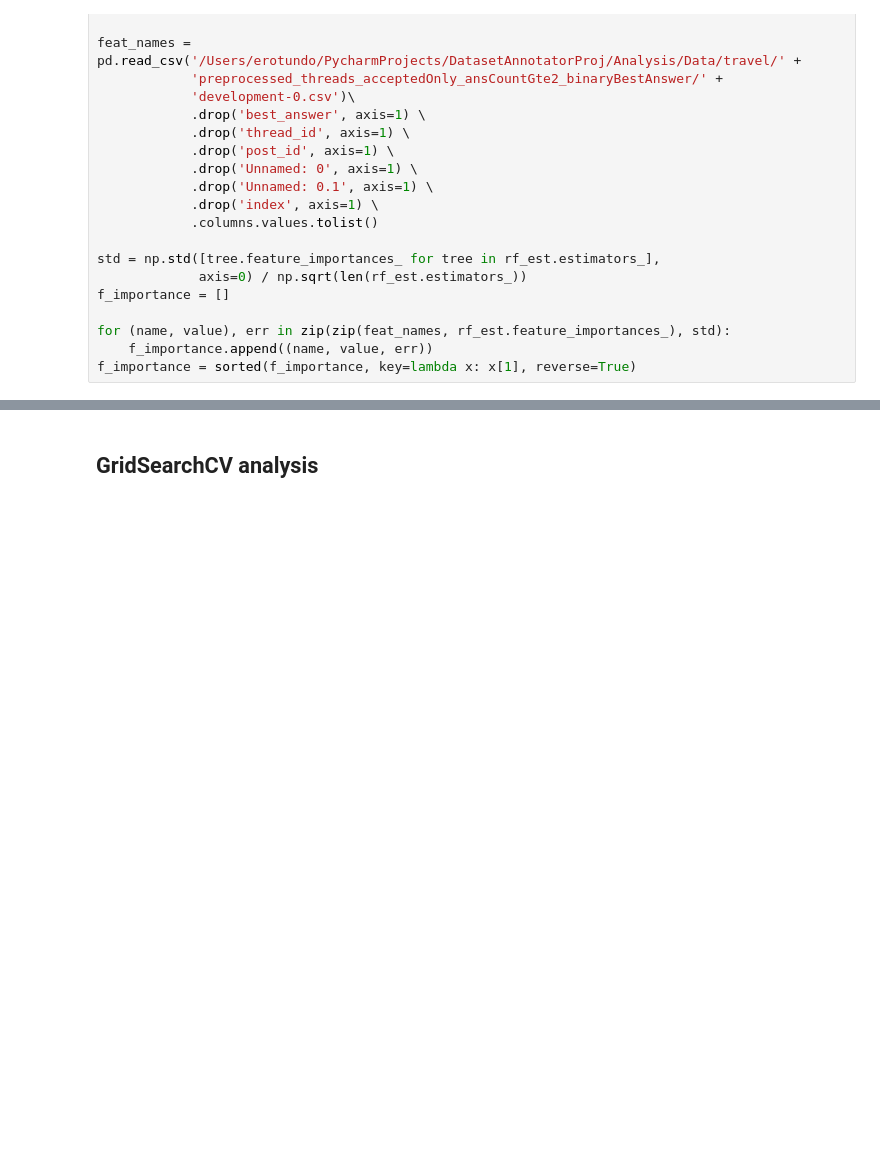
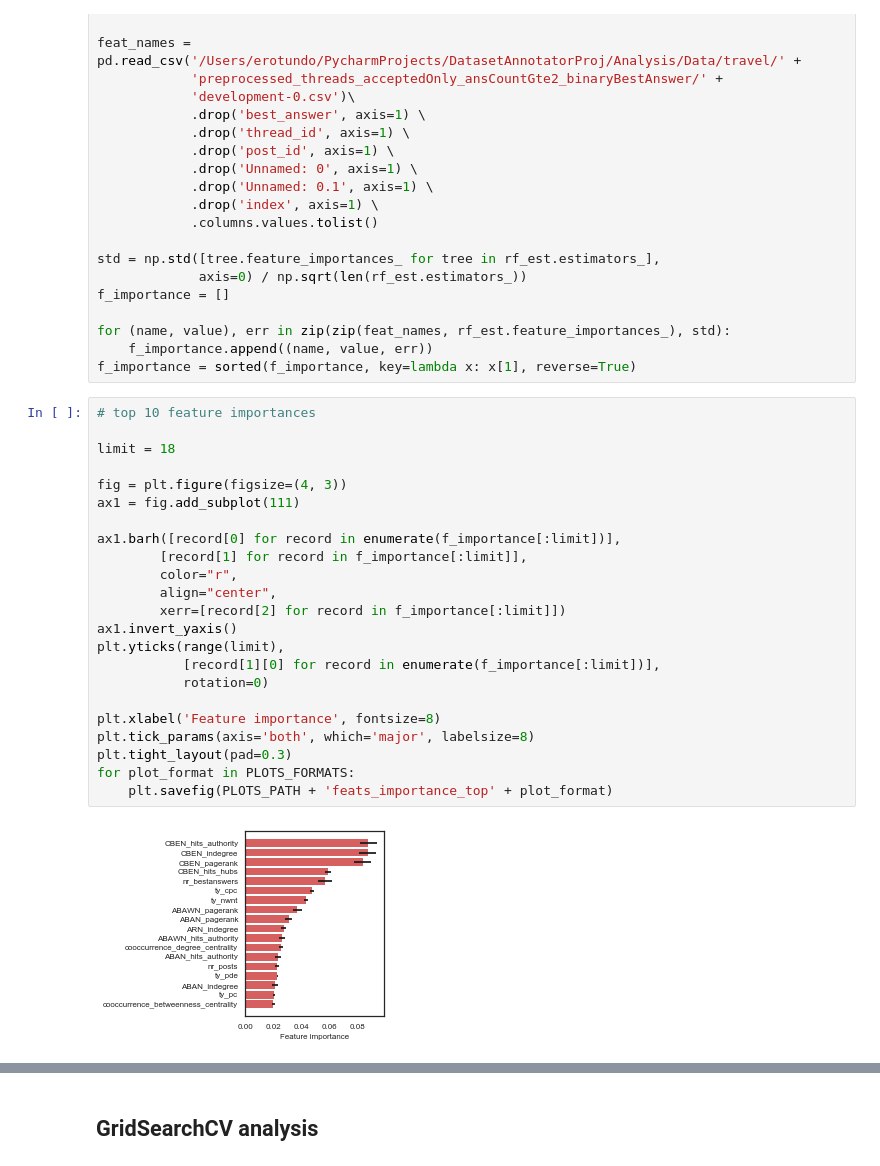
Before and after one commit to enricorotundo/StackexchangeDatadumpQualityAnnotator, a Jupyter notebook: Analysis/Tasks/BestAnswer/Performance Analysis.ipynb, the cells around one changed output, grey strips where cells are left out. Saved outputs shown, nothing was run; the diff lists cells and outputs as text; blank space fills up the shorter version.

```diff
--- a/Analysis/Tasks/BestAnswer/Performance Analysis.ipynb
+++ b/Analysis/Tasks/BestAnswer/Performance Analysis.ipynb
@@ -342,4 +372,29 @@ f_importance = []
 for (name, value), err in zip(zip(feat_names, rf_est.feature_importances_), std):
     f_importance.append((name, value, err))
 f_importance = sorted(f_importance, key=lambda x: x[1], reverse=True)
+# %%
+# top 10 feature importances
+
+limit = 18
+
+fig = plt.figure(figsize=(4, 3))
+ax1 = fig.add_subplot(111)
+
+ax1.barh([record[0] for record in enumerate(f_importance[:limit])],
+        [record[1] for record in f_importance[:limit]],
+        color="r",
+        align="center",
+        xerr=[record[2] for record in f_importance[:limit]])
+ax1.invert_yaxis()
+plt.yticks(range(limit),
+           [record[1][0] for record in enumerate(f_importance[:limit])],
+           rotation=0)
+
+plt.xlabel('Feature importance', fontsize=8)
+plt.tick_params(axis='both', which='major', labelsize=8)
+plt.tight_layout(pad=0.3)
+for plot_format in PLOTS_FORMATS:
+    plt.savefig(PLOTS_PATH + 'feats_importance_top' + plot_format)
+# %% [output]
+[figure, added]
 # %%
```
Also changed, not shown: parts of 12 cells of this notebook, 2 other files.
